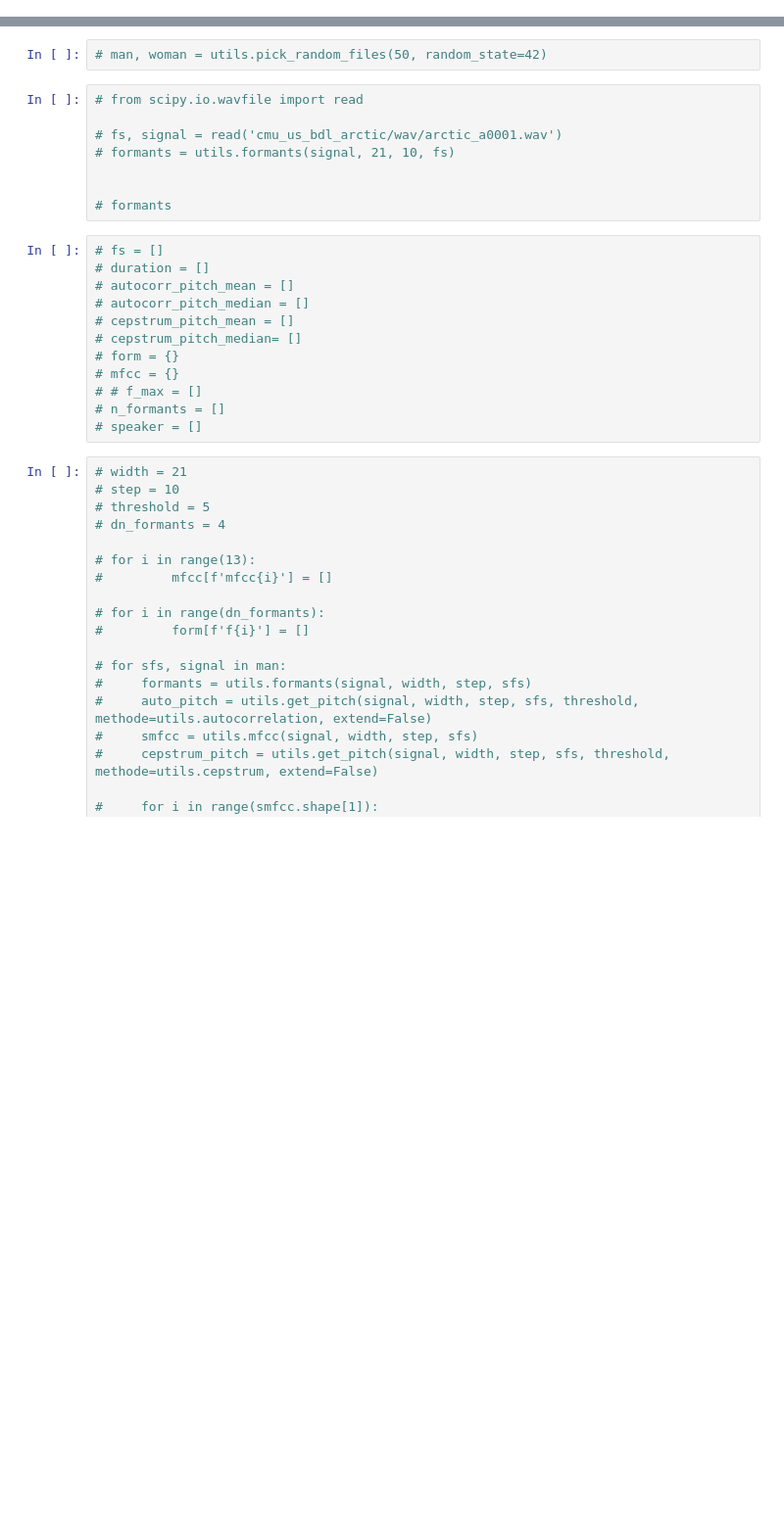
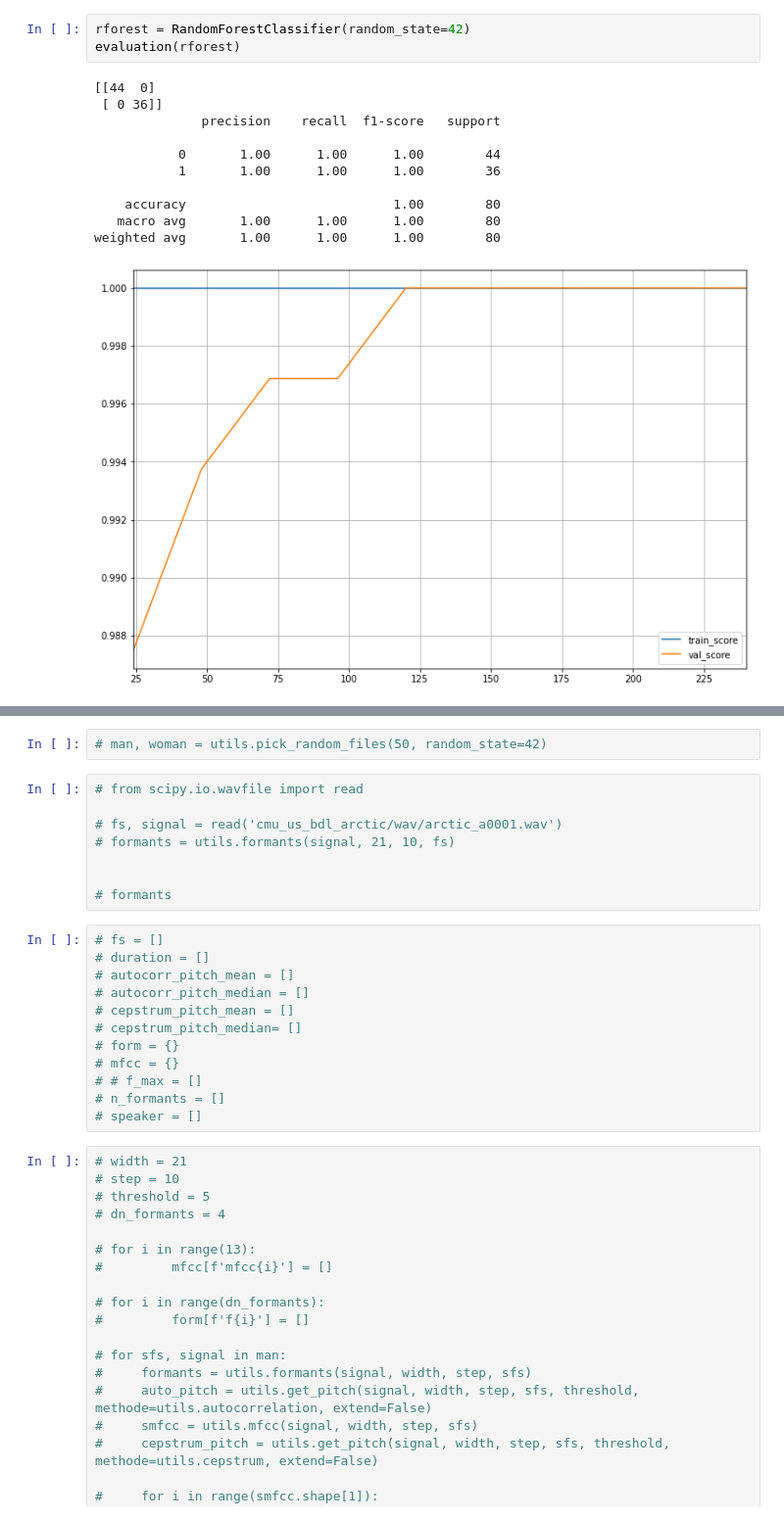
Before and after one commit to lionelGoffaux/signal-project, a Jupyter notebook: create dataset.ipynb, the cells around one changed output, grey strips where cells are left out. Shown at 98% size. Drawn from its saved outputs; the diff is of its cells as text; blank space fills up the shorter version.

```diff
--- a/create dataset.ipynb
+++ b/create dataset.ipynb
@@ -30,0 +101,15 @@ df = utils.build_dataset(wav_number=, random_sate=42)
+# %%
+rforest = RandomForestClassifier(random_state=42)
+evaluation(rforest)
+# %% [output]
+[[44  0]
+ [ 0 36]]
+              precision    recall  f1-score   support
+
+           0       1.00      1.00      1.00        44
+           1       1.00      1.00      1.00        36
+
+    accuracy                           1.00        80
+   macro avg       1.00      1.00      1.00        80
+weighted avg       1.00      1.00      1.00        80
+[figure, added]
```
Also changed, not shown: parts of 19 cells of this notebook, 2 other files.
